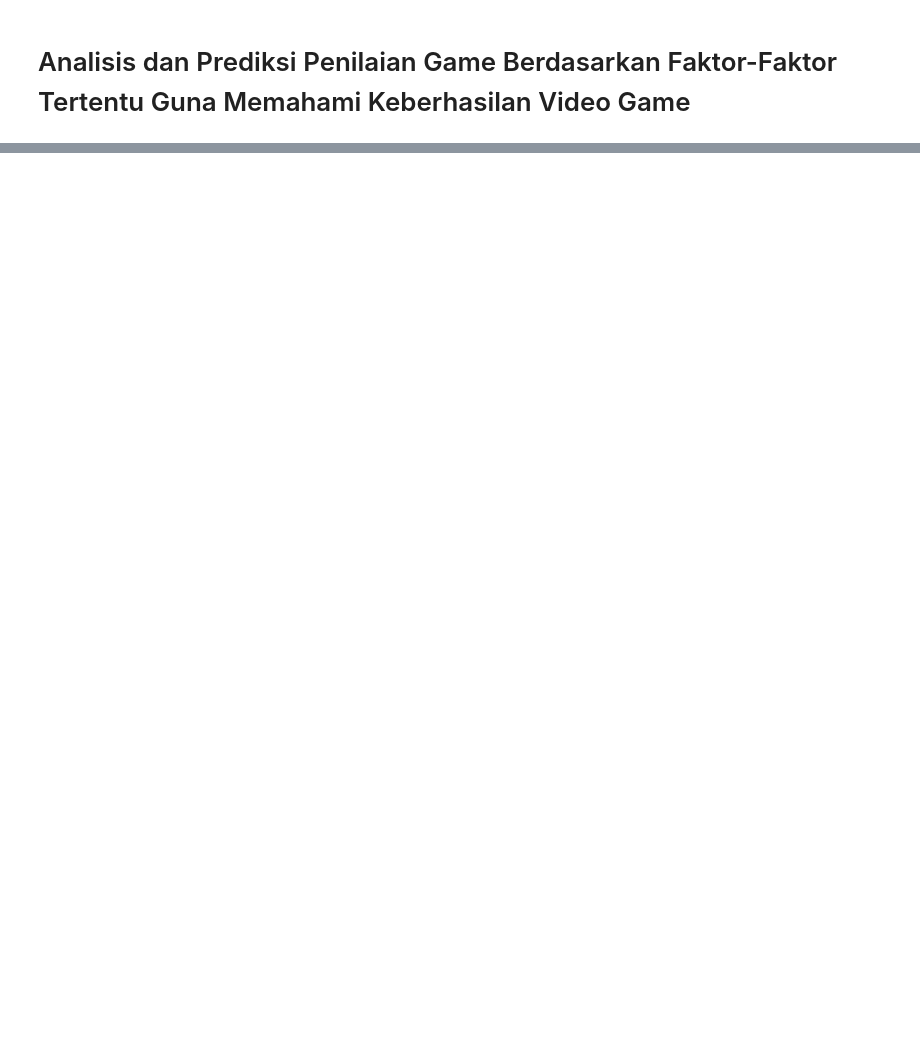
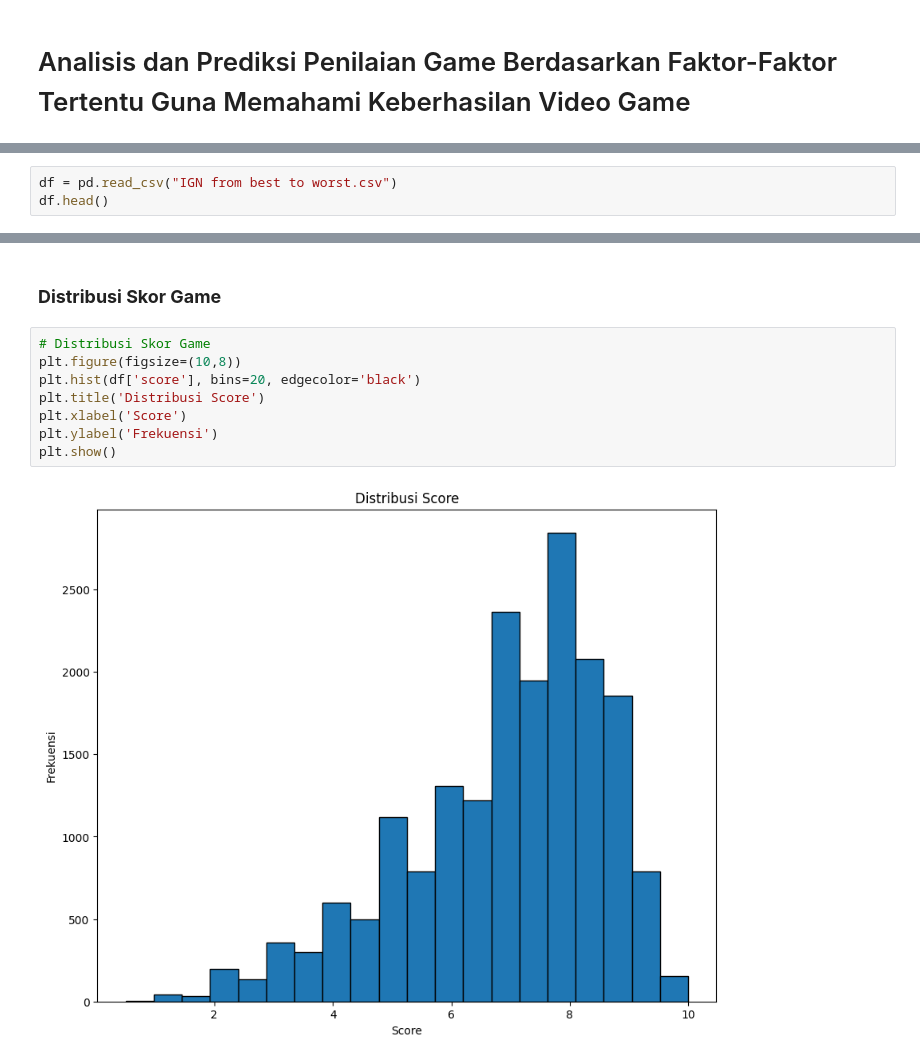
Before and after one commit to mhnbl/Muhammad-Nabil_046_Data-Mining, a Jupyter notebook: Muhammad_Nabil_2209116046.ipynb, the cells around one changed output, grey strips where cells are left out. Saved outputs shown, nothing was run; the diff lists cells and outputs as text; blank space fills up the shorter version.

```diff
--- a/Muhammad_Nabil_2209116046.ipynb
+++ b/Muhammad_Nabil_2209116046.ipynb
@@ -24,0 +39,3 @@ Analisis ini dapat memberikan wawasan berharga kepada industri game untuk mening
+# %%
+df = pd.read_csv("IGN from best to worst.csv")
+df.head()
@@ -24,0 +214,12 @@ Analisis ini dapat memberikan wawasan berharga kepada industri game untuk mening
+# %% [markdown]
+### **Distribusi Skor Game**
+# %%
+# Distribusi Skor Game
+plt.figure(figsize=(10,8))
+plt.hist(df['score'], bins=20, edgecolor='black')
+plt.title('Distribusi Score')
+plt.xlabel('Score')
+plt.ylabel('Frekuensi')
+plt.show()
+# %% [output]
+[figure, added]
```
Also changed, not shown: parts of 46 cells of this notebook.
